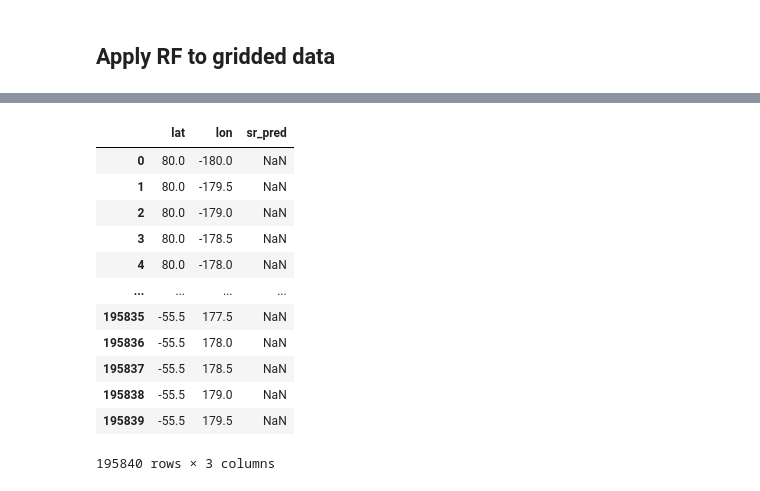
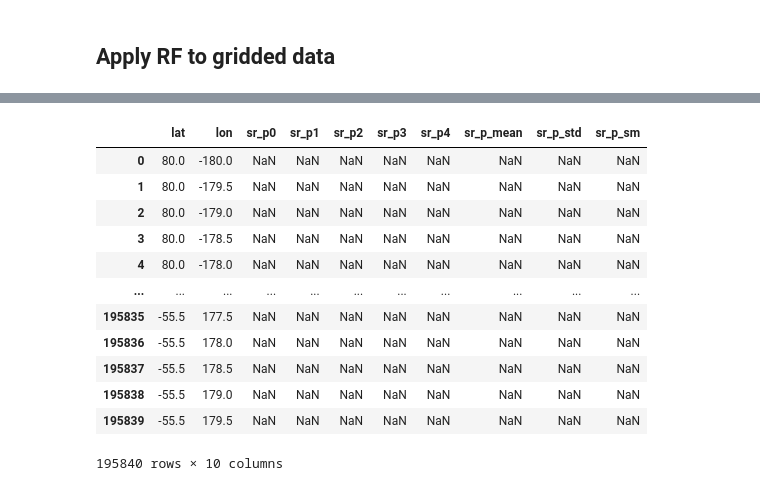
Before and after one commit to fvanoorschot/global_sr_module, a Jupyter notebook: comparison_lan_stocker.ipynb, the cells around one changed output, grey strips where cells are left out. Drawn from its saved outputs; the diff is of its cells as text; code cells hidden in the pictures.

```diff
--- a/comparison_lan_stocker.ipynb
+++ b/comparison_lan_stocker.ipynb
@@ -1023,9 +1135,6 @@ array([[4.149464357393212, 20.502004917723863, 0.0],
 # %%
-p = xr.open_dataset(f'{work_dir}/output/gridded_sr/p_mean_gswp3_land.nc')
-t = xr.open_dataset(f'{work_dir}/output/gridded_sr/t_mean_gswp3_land.nc')
-idu = xr.open_dataset(f'{work_dir}/output/gridded_sr/idu_mean_land.nc')
-asi = xr.open_dataset(f'{work_dir}/output/gridded_sr/asi_land.nc')
-
-p_array = p.pr.to_numpy().flatten()
-t_array = t.tas.to_numpy().flatten()
-asi_array = asi.asi.to_numpy().flatten()
+df0 = dfs[0]
+df1 = dfs[1]
+df2 = dfs[2]
+df3 = dfs[3]
+df4 = dfs[4]
@@ -1081,22 +1141,29 @@ df
 # %%
-df2 = pd.DataFrame(index=np.arange(0,195840,1), columns=['lat','lon','sr_pred'])
-df2.loc[:,'lat'] = lat_array
-df2.loc[:,'lon'] = lon_array
-df2.sr_pred = df['sr_pred']
-df2
+dfp = pd.DataFrame(index=np.arange(0,195840,1), columns=['lat','lon','sr_p0','sr_p1','sr_p2','sr_p3','sr_p4'])
+dfp.loc[:,'lat'] = lat_array
+dfp.loc[:,'lon'] = lon_array
+dfp['sr_p0'] = df0['sr_pred']
+dfp['sr_p1'] = df1['sr_pred']
+dfp['sr_p2'] = df2['sr_pred']
+dfp['sr_p3'] = df3['sr_pred']
+dfp['sr_p4'] = df4['sr_pred']
+dfp['sr_p_mean'] = dfp[['sr_p0','sr_p1','sr_p2','sr_p3','sr_p4']].mean(axis=1)
+dfp['sr_p_std'] = dfp[['sr_p0','sr_p1','sr_p2','sr_p3','sr_p4']].std(axis=1)
+dfp['sr_p_sm'] = dfp['sr_p_std']/dfp['sr_p_mean']
+dfp
 # %% [output]
-|  | lat | lon | sr_pred |
-| 0 | 80.0 | -180.0 | NaN |
-| 1 | 80.0 | -179.5 | NaN |
-| 2 | 80.0 | -179.0 | NaN |
-| 3 | 80.0 | -178.5 | NaN |
-| 4 | 80.0 | -178.0 | NaN |
-| ... | ... | ... | ... |
-| 195835 | -55.5 | 177.5 | NaN |
-| 195836 | -55.5 | 178.0 | NaN |
-| 195837 | -55.5 | 178.5 | NaN |
-| 195838 | -55.5 | 179.0 | NaN |
-| 195839 | -55.5 | 179.5 | NaN |
+|  | lat | lon | sr_p0 | sr_p1 | sr_p2 | sr_p3 | sr_p4 | sr_p_mean | sr_p_std | sr_p_sm |
+| 0 | 80.0 | -180.0 | NaN | NaN | NaN | NaN | NaN | NaN | NaN | NaN |
+| 1 | 80.0 | -179.5 | NaN | NaN | NaN | NaN | NaN | NaN | NaN | NaN |
+| 2 | 80.0 | -179.0 | NaN | NaN | NaN | NaN | NaN | NaN | NaN | NaN |
+| 3 | 80.0 | -178.5 | NaN | NaN | NaN | NaN | NaN | NaN | NaN | NaN |
+| 4 | 80.0 | -178.0 | NaN | NaN | NaN | NaN | NaN | NaN | NaN | NaN |
+| ... | ... | ... | ... | ... | ... | ... | ... | ... | ... | ... |
+| 195835 | -55.5 | 177.5 | NaN | NaN | NaN | NaN | NaN | NaN | NaN | NaN |
+| 195836 | -55.5 | 178.0 | NaN | NaN | NaN | NaN | NaN | NaN | NaN | NaN |
+| 195837 | -55.5 | 178.5 | NaN | NaN | NaN | NaN | NaN | NaN | NaN | NaN |
+| 195838 | -55.5 | 179.0 | NaN | NaN | NaN | NaN | NaN | NaN | NaN | NaN |
+| 195839 | -55.5 | 179.5 | NaN | NaN | NaN | NaN | NaN | NaN | NaN | NaN |
-195840 rows × 3 columns
+195840 rows × 10 columns
 # %%
 # dataframe to 2d xarray
```
Also changed, not shown: parts of 19 cells of this notebook, 4 other files.
